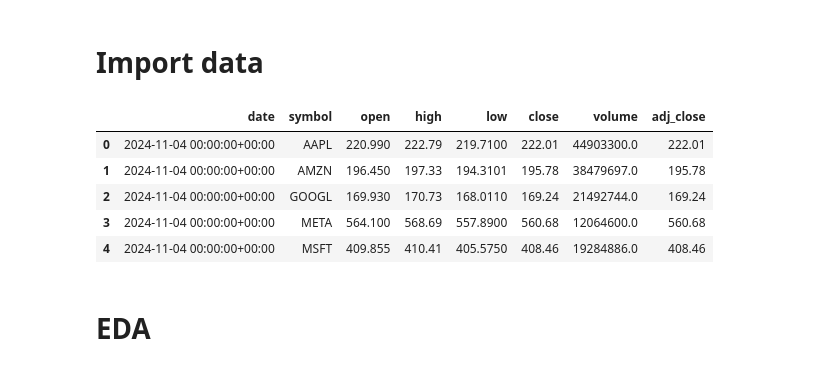
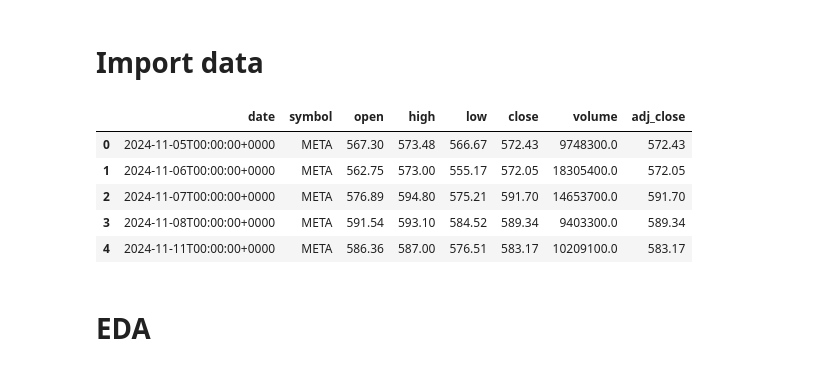
Before and after one commit to raydiwill/stock-prediction-ml, a Jupyter notebook: notebooks/03_eda.ipynb, the cells around one changed output. Saved outputs shown, nothing was run; the diff lists cells and outputs as text; code cells hidden in the pictures.

```diff
--- a/notebooks/03_eda.ipynb
+++ b/notebooks/03_eda.ipynb
@@ -26,15 +27,17 @@ def detect_iqr_outliers(df, column, multiplier=1.5):
 # %% [markdown]
 # Import data
 # %%
-df = pd.read_parquet("../data/raw/eod_data.parquet")
+dfs = [pd.read_parquet(f) for f in glob.glob("../data/raw/*_eod.parquet")]
+df = pd.concat(dfs, ignore_index=True)
+df = df[['date', 'symbol', 'open', 'high', 'low', 'close', 'volume', 'adj_close']]
 df.head()
 # %% [output]
 |  | date | symbol | open | high | low | close | volume | adj_close |
-| 0 | 2024-11-04 00:00:00+00:00 | AAPL | 220.990 | 222.79 | 219.7100 | 222.01 | 44903300.0 | 222.01 |
-| 1 | 2024-11-04 00:00:00+00:00 | AMZN | 196.450 | 197.33 | 194.3101 | 195.78 | 38479697.0 | 195.78 |
-| 2 | 2024-11-04 00:00:00+00:00 | GOOGL | 169.930 | 170.73 | 168.0110 | 169.24 | 21492744.0 | 169.24 |
-| 3 | 2024-11-04 00:00:00+00:00 | META | 564.100 | 568.69 | 557.8900 | 560.68 | 12064600.0 | 560.68 |
-| 4 | 2024-11-04 00:00:00+00:00 | MSFT | 409.855 | 410.41 | 405.5750 | 408.46 | 19284886.0 | 408.46 |
+| 0 | 2024-11-05T00:00:00+0000 | META | 567.30 | 573.48 | 566.67 | 572.43 | 9748300.0 | 572.43 |
+| 1 | 2024-11-06T00:00:00+0000 | META | 562.75 | 573.00 | 555.17 | 572.05 | 18305400.0 | 572.05 |
+| 2 | 2024-11-07T00:00:00+0000 | META | 576.89 | 594.80 | 575.21 | 591.70 | 14653700.0 | 591.70 |
+| 3 | 2024-11-08T00:00:00+0000 | META | 591.54 | 593.10 | 584.52 | 589.34 | 9403300.0 | 589.34 |
+| 4 | 2024-11-11T00:00:00+0000 | META | 586.36 | 587.00 | 576.51 | 583.17 | 10209100.0 | 583.17 |
 # %% [markdown]
 # EDA
 # %% [markdown]
```
Also changed, not shown: parts of 16 cells of this notebook.
